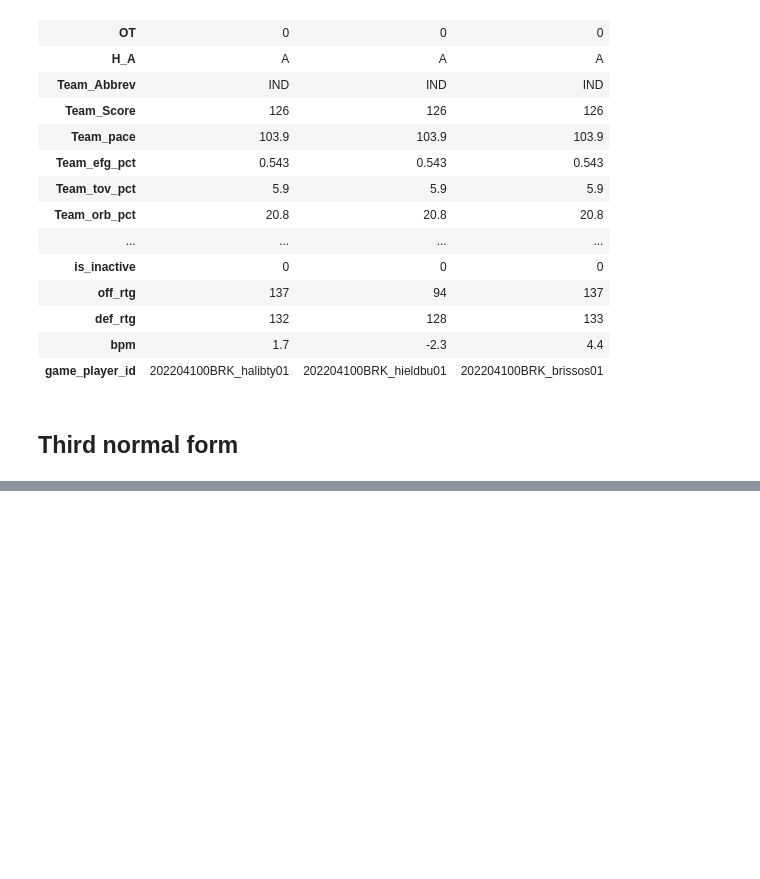
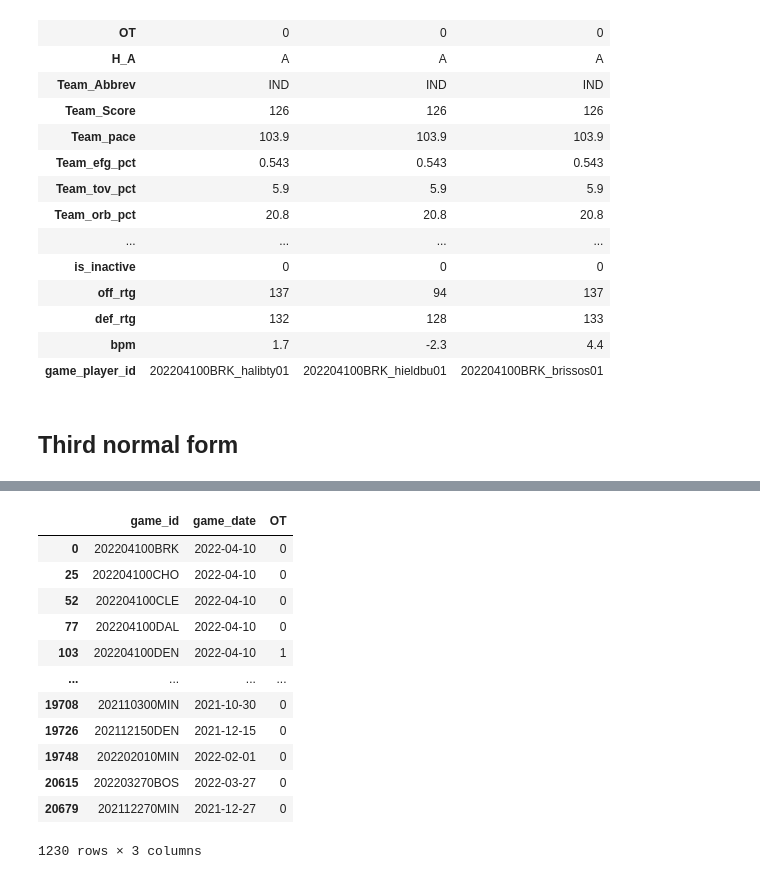
Before and after one commit to beauleblond/contrans, a Jupyter notebook: examples/nba_example.ipynb, the cells around one changed output, grey strips where cells are left out. Cells and saved outputs as stored; diff of their text form; code cells hidden in the pictures; blank space fills up the shorter version.

```diff
--- a/examples/nba_example.ipynb
+++ b/examples/nba_example.ipynb
@@ -122,0 +181,17 @@ Each of these will get a separate table
+# %%
+nba_game = nba[['game_id', 'game_date', 'OT']].drop_duplicates()
+nba_game
+# %% [output]
+|  | game_id | game_date | OT |
+| 0 | 202204100BRK | 2022-04-10 | 0 |
+| 25 | 202204100CHO | 2022-04-10 | 0 |
+| 52 | 202204100CLE | 2022-04-10 | 0 |
+| 77 | 202204100DAL | 2022-04-10 | 0 |
+| 103 | 202204100DEN | 2022-04-10 | 1 |
+| ... | ... | ... | ... |
+| 19708 | 202110300MIN | 2021-10-30 | 0 |
+| 19726 | 202112150DEN | 2021-12-15 | 0 |
+| 19748 | 202202010MIN | 2022-02-01 | 0 |
+| 20615 | 202203270BOS | 2022-03-27 | 0 |
+| 20679 | 202112270MIN | 2021-12-27 | 0 |
+1230 rows × 3 columns
```
Also changed, not shown: parts of 17 cells of this notebook, 3 other files.
